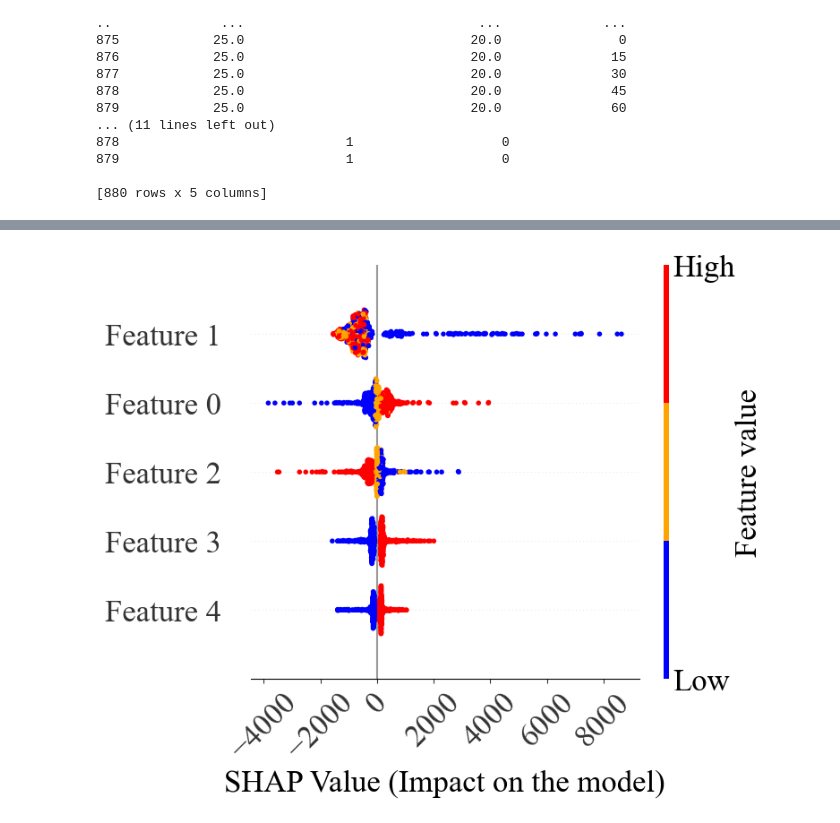
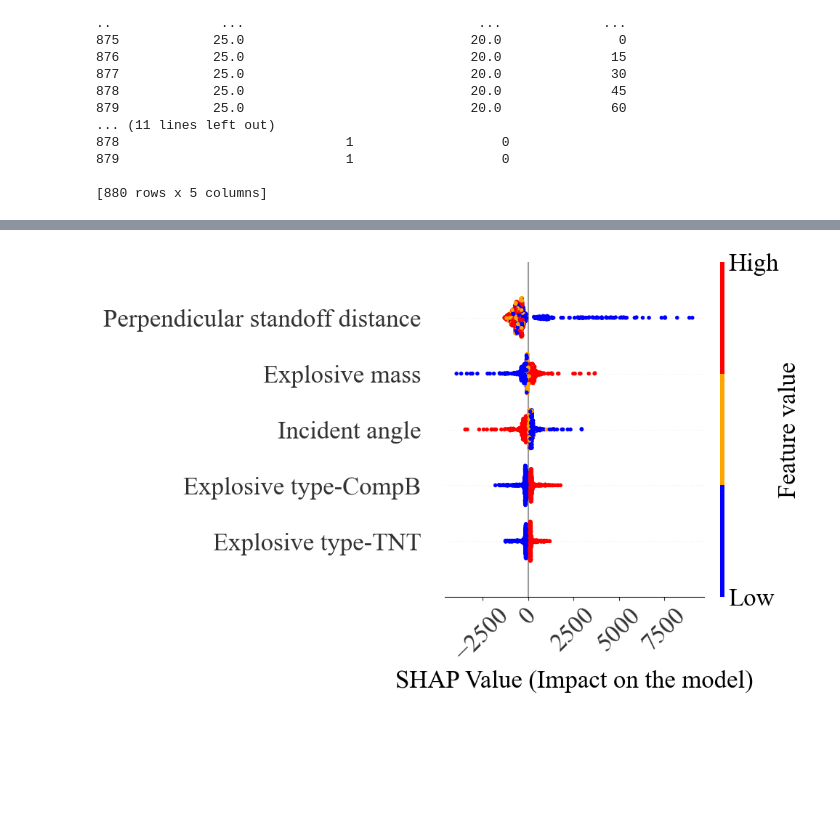
Before and after one commit to ChamodiWidanage/ANN_1D_2, a Jupyter notebook: Peak_Reflected_Pressure/Peak_Reflected_Pressure_ANN_model_1_nodrop_noscale.ipynb, the cells around one changed output, grey strips where cells are left out. Saved outputs shown, nothing was run; the diff lists cells and outputs as text; code cells hidden in the pictures; blank space fills up the shorter version.

```diff
--- a/Peak_Reflected_Pressure/Peak_Reflected_Pressure_ANN_model_1_nodrop_noscale.ipynb
+++ b/Peak_Reflected_Pressure/Peak_Reflected_Pressure_ANN_model_1_nodrop_noscale.ipynb
@@ -584,32 +591,32 @@ cmap = (mpl.colors.ListedColormap(['blue','orange', 'red'])
 print (X_train)
 # %%
 features = ['Explosive mass', 'Perpendicular standoff distance', 'Incident angle', 'Explosive type-CompB', 'Explosive type-TNT' ]
-shap.plots.beeswarm(shap_values2, color =cmap, order=shap_values2.abs.max(0), show = False)
+#shap.plots.beeswarm(shap_values2, color =cmap,feature_names=features, order=shap_values2.abs.max(0), show = False)
+shap.summary_plot(shap_values[0], X_train, show=False, feature_names=features, cmap=cmap, plot_type='dot')
 fig = plt.gcf()
 
 plt.rcParams.update(plt.rcParamsDefault)
 #plt.figure(facecolor='white')
 plt.rcParams['font.family'] = 'serif'
 plt.rcParams['font.serif'] = ['Times New Roman'] + plt.rcParams['font.serif']
 #plt.rcParams['figure.facecolor'] = 'white'
 
 fig.set_size_inches(7,6)
 plt.xlabel("SHAP Value (Impact on the model)", fontsize=25)
 plt.yticks(fontsize = 25)
 plt.xticks(fontsize = 25, rotation=45)
 
 # Get colorbar
 cb_ax = fig.axes[1]
 
 
 # Modifying color bar parameters
 cb_ax.tick_params(labelsize=25)
 cb_ax.set_ylabel("Feature value", fontsize=25)
 plt.savefig('SHAP1.png', dpi = 600, bbox_inches = 'tight')
 plt.show()
-feature_names=features
 # %% [output]
-[figure, old version]
+[figure, new version]
 # %%
 #Waterfall Plot (for an instance)
 explainer3 = shap.Explainer(ann.predict, X_test)
```
Also changed, not shown: parts of 10 cells of this notebook, 23 other files.
